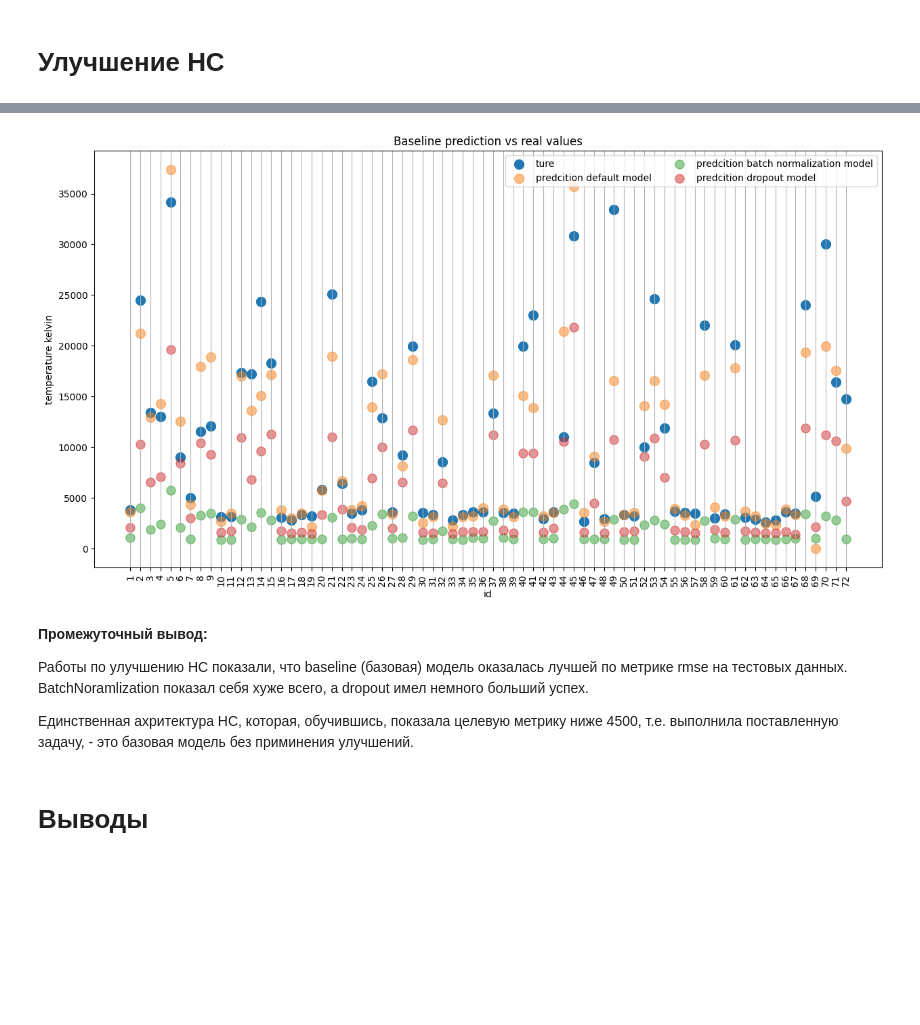
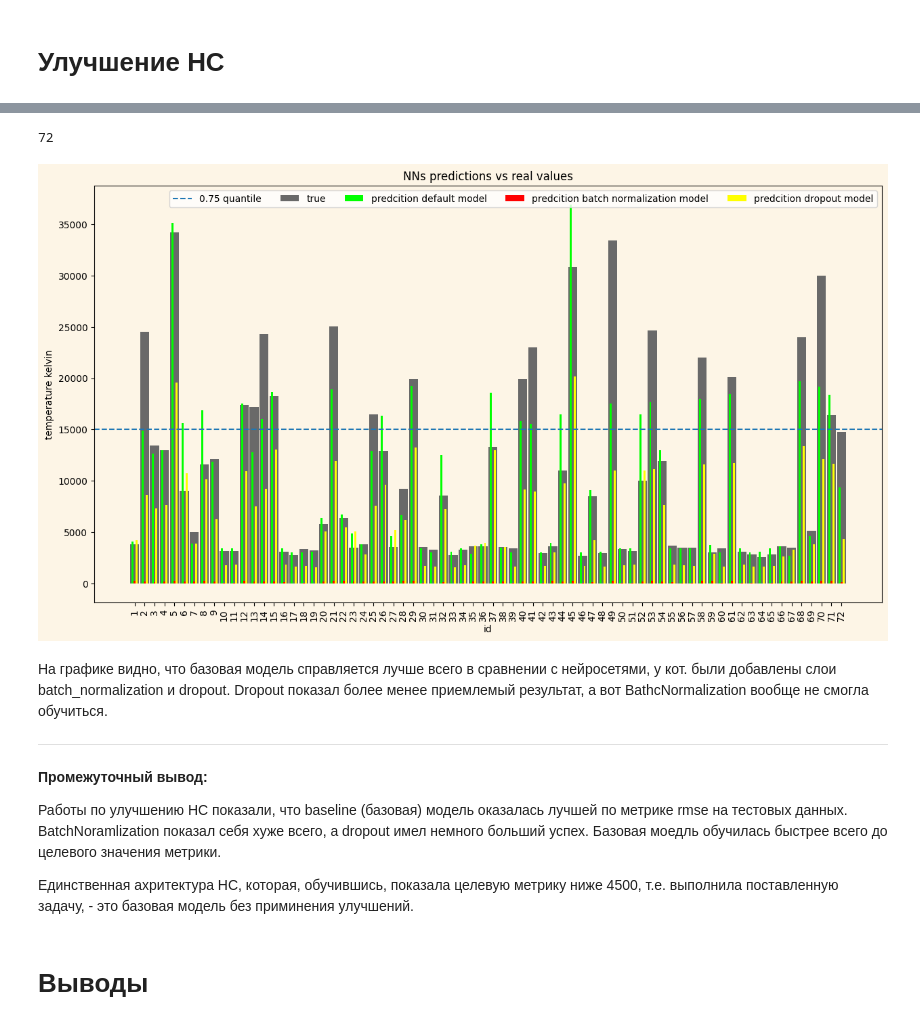
Before and after one commit to Yar-13/Predicting-the-temperature-of-a-star, a Jupyter notebook: Project_15_v1.0.ipynb, the cells around one changed output, grey strips where cells are left out. Saved outputs shown, nothing was run; the diff lists cells and outputs as text; code cells hidden in the pictures; blank space fills up the shorter version.

```diff
--- a/Project_15_v1.0.ipynb
+++ b/Project_15_v1.0.ipynb
@@ -389,7 +410,7 @@ class Net(nn.Module):
             nn.init.normal_(layer.bias, mean=0.0, std=2.5)
 # %%
 arch_net = [
-    (16, nn.ReLU()),
+    (14, nn.ReLU()),
     (10, nn.ReLU()),
     (5, None),
     (1, None)
@@ -400,7 +421,7 @@ reg_net = Net(arch_net)
 optimizer = torch.optim.SGD(reg_net.parameters(), lr=2.0e-3)
 # optimizer = torch.optim.RMSprop(reg_net.parameters(), lr=5.0e-3)
 # %%
-num_epochs = 2001
+num_epochs = 1101
 
 rmse_values = net_improver(num_epochs)
 # %% [output]
@@ -465,7 +489,7 @@ class MyModule(nn.Module):
         super(MyModule, self).__init__()
         if mode == 'defalut':
             self.net = nn.Sequential(*[
-                nn.Linear(in_features=16, out_features=10, bias=True),
+                nn.Linear(in_features=14, out_features=10, bias=True),
                 nn.ReLU(),
                 nn.Linear(in_features=10, out_features=5, bias=True),
                 nn.ReLU(),
@@ -473,7 +497,7 @@ class MyModule(nn.Module):
                 ])
         elif mode == 'batch_normalization':
             self.net = nn.Sequential(*[
-                nn.Linear(in_features=16, out_features=10, bias=True),
+                nn.Linear(in_features=14, out_features=10, bias=True),
                 nn.ReLU(),
                 nn.BatchNorm1d(10),
                 nn.Linear(in_features=10, out_features=5, bias=True),
@@ -483,7 +507,7 @@ class MyModule(nn.Module):
                 ])
         elif mode == 'dropout':
             self.net = nn.Sequential(*[
-                nn.Linear(in_features=16, out_features=10, bias=True),
+                nn.Linear(in_features=14, out_features=10, bias=True),
                 nn.ReLU(),
                 nn.Dropout(0.6),
                 nn.Linear(in_features=10, out_features=5, bias=True),
@@ -513,7 +537,7 @@ for mode in ['defalut', 'batch_normalization', 'dropout']:
 #     optimizer = torch.optim.Adam(reg_net.parameters(), lr=5.0e-3)
     optimizer = torch.optim.SGD(reg_net.parameters(), lr=1.5e-3)
 #     optimizer = torch.optim.RMSprop(reg_net.parameters(), lr=5.0e-3)
-    num_epochs = 2001
+    num_epochs = 1101
     rmse_values = net_improver(num_epochs)
     best_rmse[mode] = min(rmse_values)
     net_models[mode] = reg_net
@@ -554,34 +578,50 @@ RMSE на тестовых данных dropout НС: 6882
+# %%
+len(range(1, 72*4, 4))
+# %% [output]
+72
 # %%
 _ = pd.DataFrame(
             {
                 'id': range(1, 73),
                 'y_true': y_test,
                 'y_pred_def': preds_def,
                 'y_pred_batch': preds_batch,
                 'y_pred_dropout': preds_dropout,
             }
             )
 
-fig, ax = plt.subplots(figsize=(15, 8))
+fig, ax = plt.subplots(figsize=(15, 8), facecolor="oldlace")
 
-# pl = ax.bar(_['id'], _['y_true'], width=0.7, label='true')
-# pl = ax.bar(_['id'], _['y_pred'], width=0.3, label='prediction')
-pl = ax.scatter(_['id'], _['y_true'], label='ture', s=100, alpha=1.0)
-pl = ax.scatter(_['id'], _['y_pred_def'], label='predcition default model', s=100, alpha=0.5)
-pl = ax.scatter(_['id'], _['y_pred_batch'], label='predcition batch normalization model', s=90, alpha=0.5)
-pl = ax.scatter(_['id'], _['y_pred_dropout'], label='predcition dropout model', s=90, alpha=0.5)
-pl = ax.set(xlabel='id', ylabel='temperature kelvin', title='Baseline prediction vs real values')
-pl = ax.set_xticks(_['id'], _['id'], rotation='vertical')
-pl = ax.legend(ncols=2)
-pl = ax.grid(axis='x')
+x = np.array(range(1, 72*10, 10))
 
+pl = ax.bar(x, _['y_true'], width=9, label='true', color='dimgray')
+pl = ax.bar(x-2, _['y_pred_def'], width=2, label='predcition default model', color='lime')
+pl = ax.bar(x, _['y_pred_batch'], width=2, label='predcition batch normalization model', color='red')
+pl = ax.bar(x+2, _['y_pred_dropout'], width=2, label='predcition dropout model', color='yellow')
+# pl = ax.scatter(_['id'], _['y_true'], label='ture', s=100, alpha=1.0)
+# pl = ax.scatter(_['id'], _['y_pred_def'], label='predcition default model', s=100, alpha=0.5)
+# pl = ax.scatter(_['id'], _['y_pred_batch'], label='predcition batch normalization model', s=90, alpha=0.5)
+# pl = ax.scatter(_['id'], _['y_pred_dropout'], label='predcition dropout model', s=90, alpha=0.5)
+pl = ax.set(xlabel='id', ylabel='temperature kelvin', title='NNs predictions vs real values', facecolor="oldlace")
+pl = ax.set_xticks(x, _['id'], rotation='vertical')
+# pl = ax.legend(ncols=2)
+# pl = ax.grid(axis='x')
+
+plt.axhline(15000, linestyle='--', label='0.75 quantile')
+plt.legend(ncols=5)
+
+clear_output()
 plt.show()
 # %% [output]
-[figure, old version]
+[figure, new version]
+# %% [markdown]
+На графике видно, что базовая модель справляется лучше всего в сравнении с нейросетями, у кот. были добавлены слои batch_normalization и dropout. Dropout показал более менее приемлемый результат, а вот BathcNormalization вообще не смогла обучиться.
+
+---
 # %% [markdown]
 **Промежуточный вывод:**
 
-Работы по улучшению НС показали, что baseline (базовая) модель оказалась лучшей по метрике rmse на тестовых данных. BatchNoramlization показал себя хуже всего, а dropout имел немного больший успех.
+Работы по улучшению НС показали, что baseline (базовая) модель оказалась лучшей по метрике rmse на тестовых данных. BatchNoramlization показал себя хуже всего, а dropout имел немного больший успех. Базовая моедль обучилась быстрее всего до целевого значения метрики.
 
 
 Единственная ахритектура НС, которая, обучившись, показала целевую метрику ниже 4500, т.е. выполнила поставленную задачу, - это базовая модель без приминения улучшений.
```
Also changed, not shown: parts of 13 cells of this notebook.
